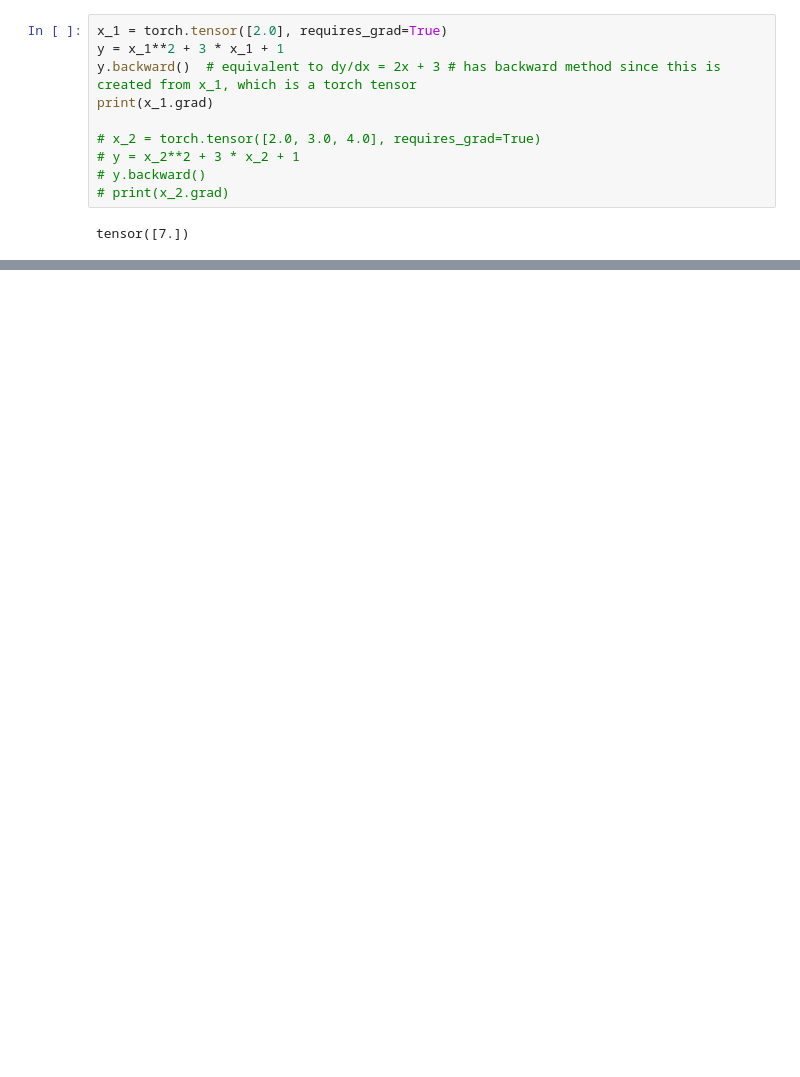
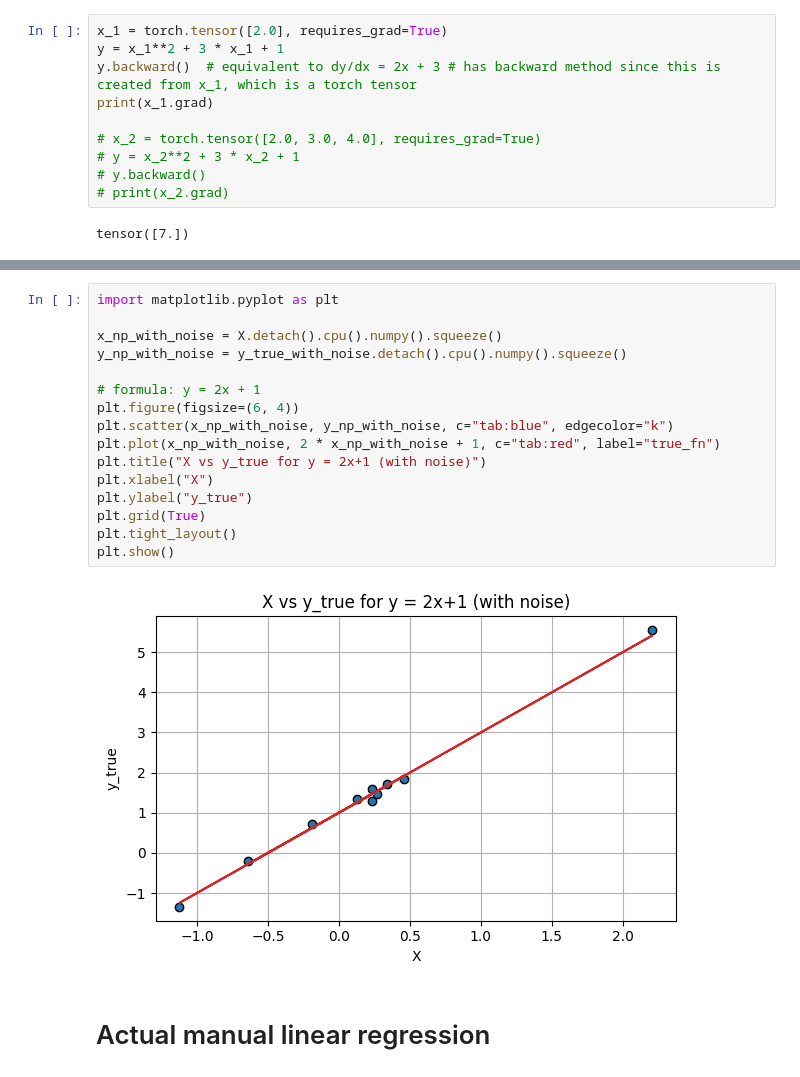
Before and after one commit to mkmksto/ai-222, a Jupyter notebook: src/notebooks/torch_tutorial.ipynb, the cells around one changed output, grey strips where cells are left out. Saved outputs shown, nothing was run; the diff lists cells and outputs as text; blank space fills up the shorter version.

```diff
--- a/src/notebooks/torch_tutorial.ipynb
+++ b/src/notebooks/torch_tutorial.ipynb
@@ -63,0 +128,20 @@ Note:
+# %%
+import matplotlib.pyplot as plt
+
+x_np_with_noise = X.detach().cpu().numpy().squeeze()
+y_np_with_noise = y_true_with_noise.detach().cpu().numpy().squeeze()
+
+# formula: y = 2x + 1
+plt.figure(figsize=(6, 4))
+plt.scatter(x_np_with_noise, y_np_with_noise, c="tab:blue", edgecolor="k")
+plt.plot(x_np_with_noise, 2 * x_np_with_noise + 1, c="tab:red", label="true_fn")
+plt.title("X vs y_true for y = 2x+1 (with noise)")
+plt.xlabel("X")
+plt.ylabel("y_true")
+plt.grid(True)
+plt.tight_layout()
+plt.show()
+# %% [output]
+[figure, added]
+# %% [markdown]
+# Actual manual linear regression
```
Also changed, not shown: parts of 17 cells of this notebook.
